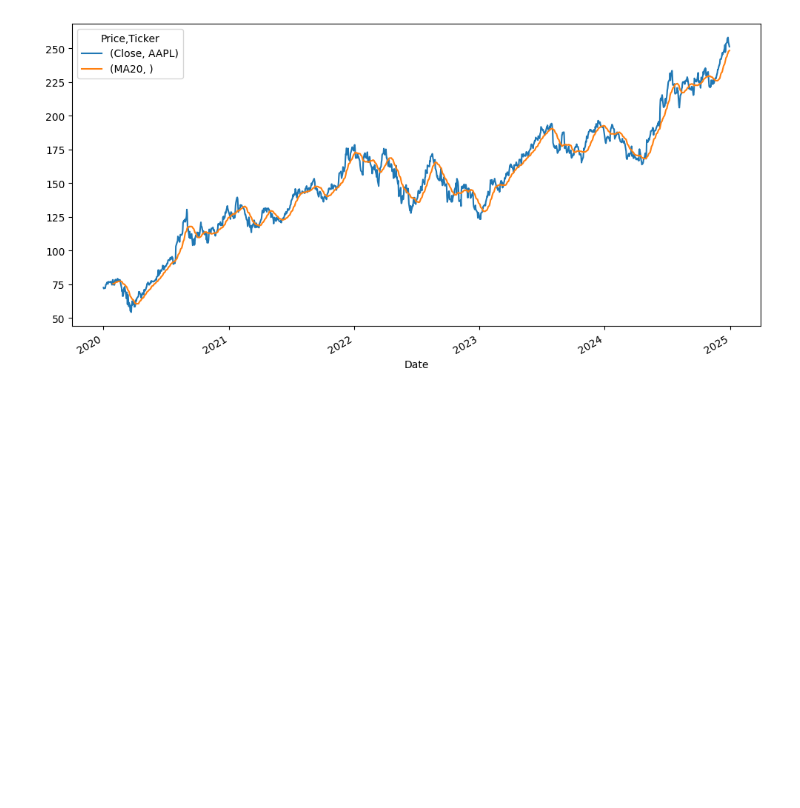
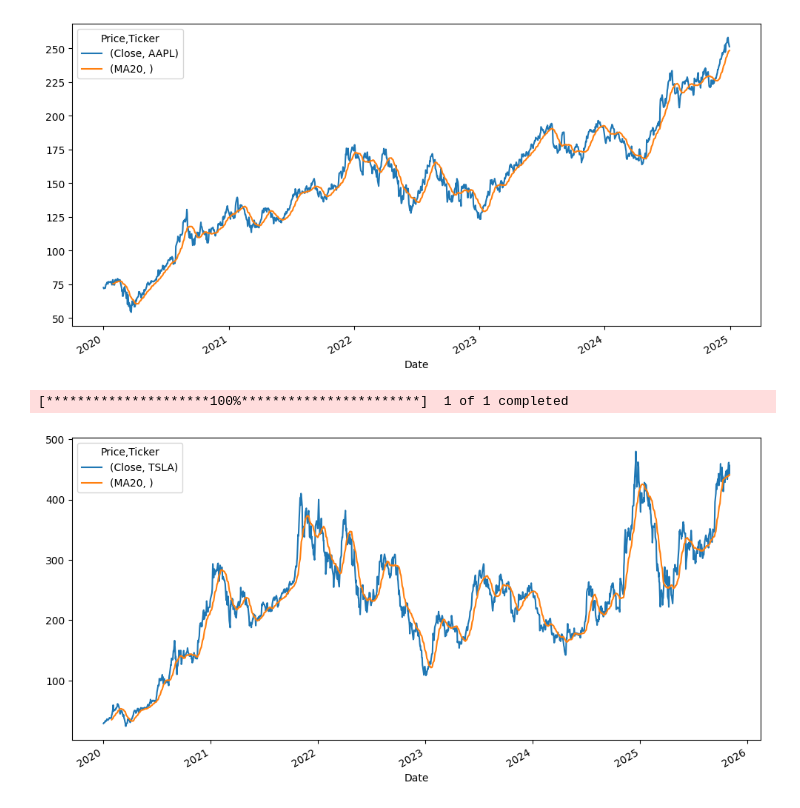
Before and after one commit to Taewan0508/quant-stock-analysis, a Jupyter notebook: Stock_Price_Analysis.ipynb, the cells around one changed output. Drawn from its saved outputs; the diff is of its cells as text; code cells hidden in the pictures; blank space fills up the shorter version.

```diff
--- a/Stock_Price_Analysis.ipynb
+++ b/Stock_Price_Analysis.ipynb
@@ -28,3 +28,22 @@ plt.savefig("results/aapl_moving_average.png")
 # %% [output]
 [*********************100%***********************]  1 of 1 completed
 [figure]
+# %%
+import numpy as np
+import pandas as pd
+import matplotlib.pyplot as plt
+import yfinance as yf
+import os
+
+data = yf.download("TSLA", start = "2020-01-01", end = "2025-12-31")
+data["Daily Return"] = data['Close'].pct_change()
+data["MA20"] = data['Close'].rolling(window=20).mean()
+data[['Close', 'MA20']].plot(figsize = (12, 6))
+
+os.makedirs("results", exist_ok=True)
+
+plt.savefig("results/tsla_moving_average.png")
+plt.show()
+# %% [output]
+[*********************100%***********************]  1 of 1 completed
+[figure, added]
```
